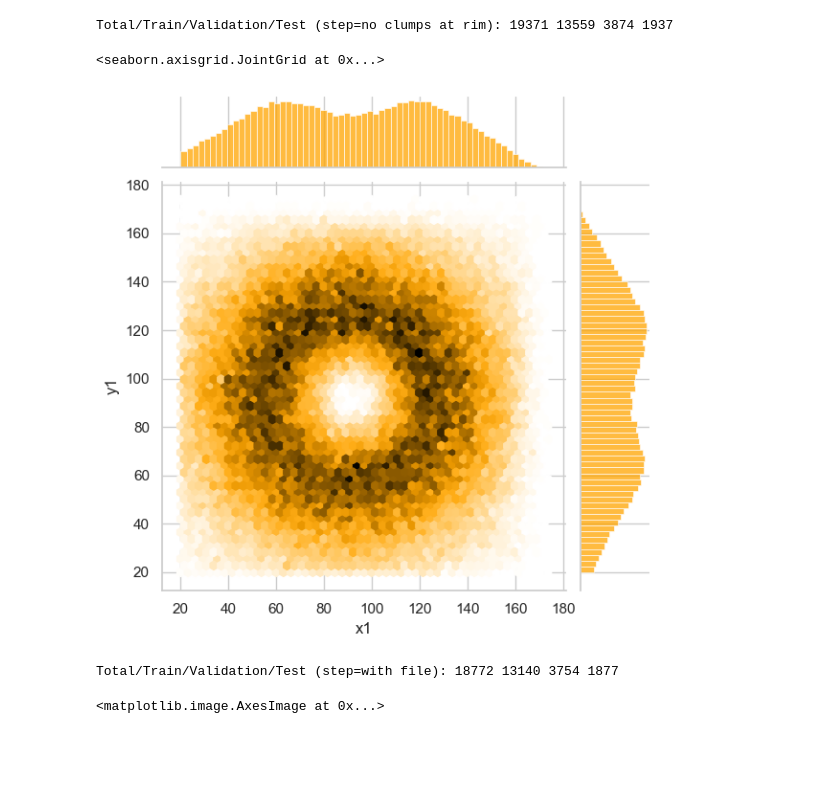
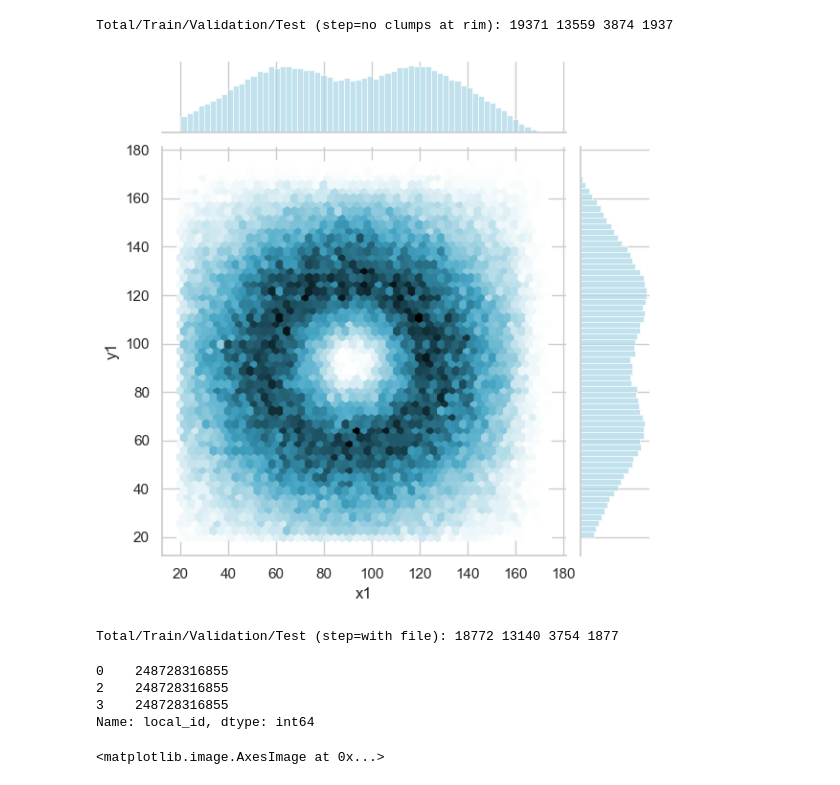
Before and after one commit to ou-astrophysics/Faster-R-CNN-for-Galaxy-Zoo-Clump-Scout, a Jupyter notebook: Faster-RCNN-Comparison/Data_preparation.ipynb, the cells around one changed output. Cells and saved outputs as stored; diff of their text form; code cells hidden in the pictures; blank space fills up the shorter version.

```diff
--- a/Faster-RCNN-Comparison/Data_preparation.ipynb
+++ b/Faster-RCNN-Comparison/Data_preparation.ipynb
@@ -157,13 +159,12 @@ df['y2'] = df['y2_normed'] * (cutout[3] - cutout[2])
 # %%
 sns.jointplot(
     x=df['x1'],
     y=df['y1'],
     kind='hex',
-    color='orange'
-)
+    color='lightblue'
+).figure.savefig("hex_plot.png")
 # %% [output]
-<seaborn.axisgrid.JointGrid at 0x...>
-[figure, old version]
+[figure, new version]
 # %%
 # Check, if image exists
 df['filename'] = IMAGE_PATH + df['local_id'].astype('Int64').apply(str) + '.png'
@@ -214,3 +215,10 @@ df['label_text'] = np.select(
     ],
     default = ''
 )
+# %%
+df[df['zoo_id']==36718137]['local_id'].astype(int)
+# %% [output]
+0    248728316855
+2    248728316855
+3    248728316855
+Name: local_id, dtype: int64
```
Also changed, not shown: parts of 4 cells of this notebook, 4 other files.
